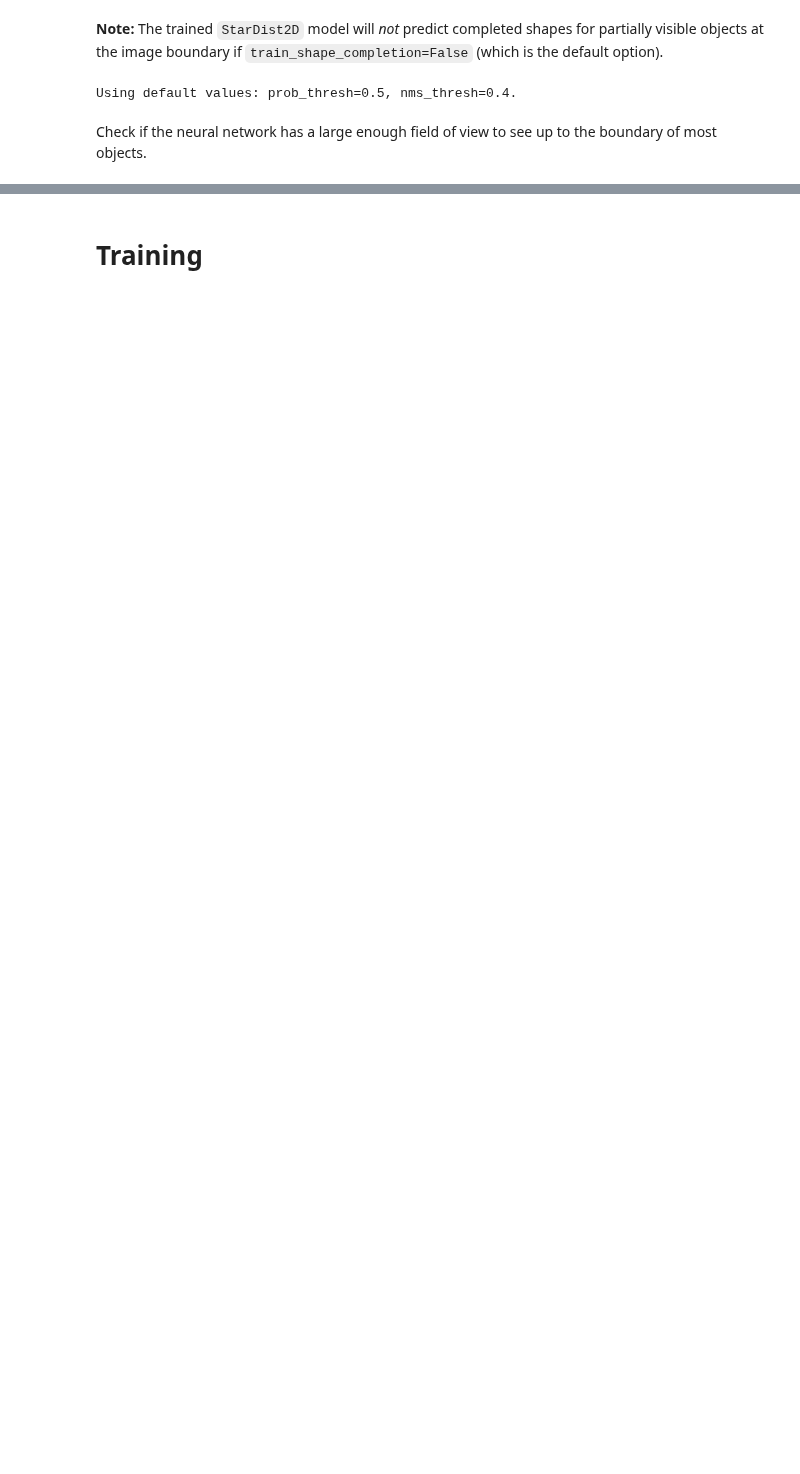
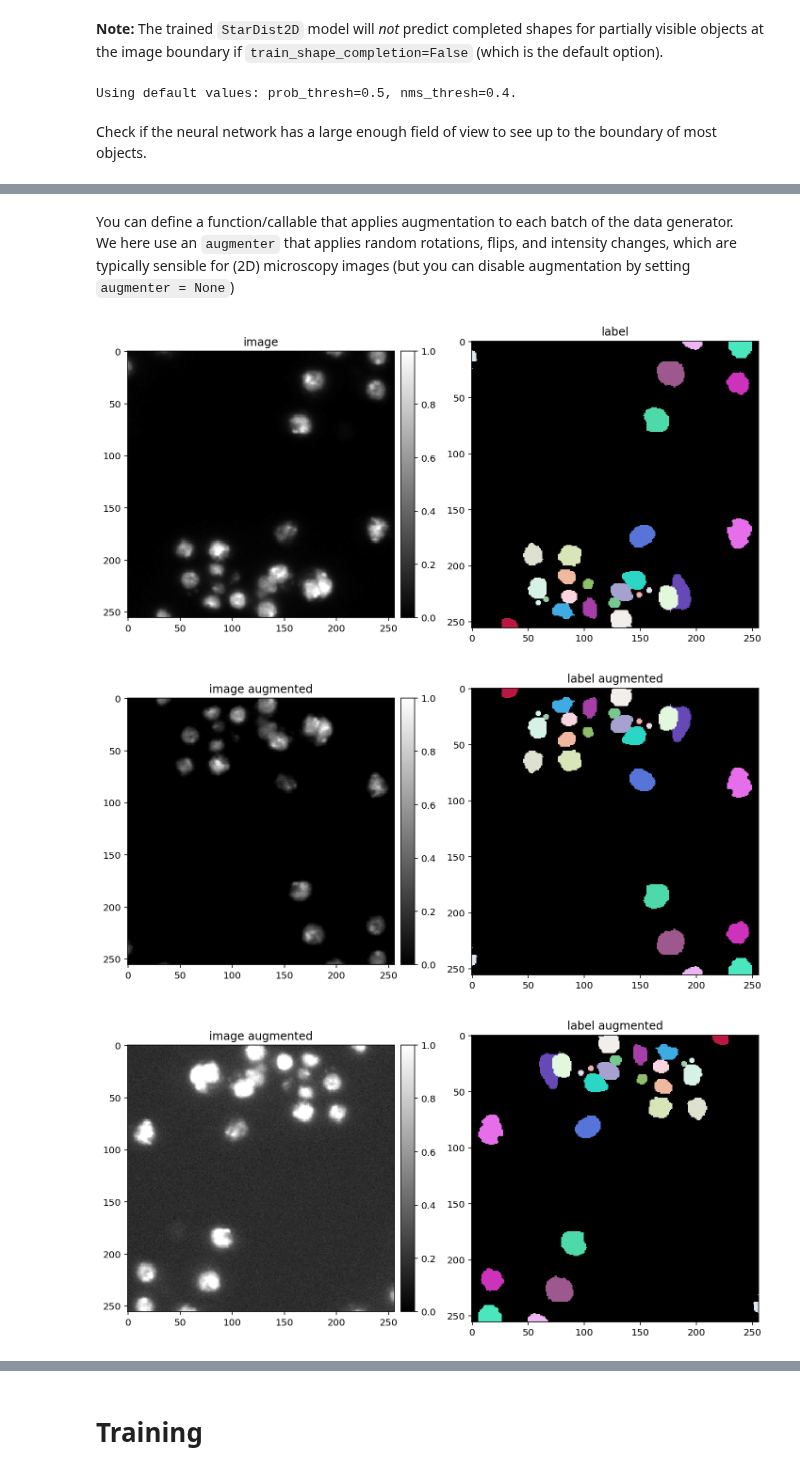
Before and after one commit to stardist/stardist, a Jupyter notebook: examples/2D/2_training.ipynb, the cells around one changed output, grey strips where cells are left out. Saved outputs shown, nothing was run; the diff lists cells and outputs as text; code cells hidden in the pictures; blank space fills up the shorter version.

```diff
--- a/examples/2D/2_training.ipynb
+++ b/examples/2D/2_training.ipynb
@@ -158,0 +172,43 @@ if any(median_size > fov):
+# %% [markdown]
+You can define a function/callable that applies augmentation to each batch of the data generator.
+We here use an `augmenter` that applies random rotations, flips, and intensity changes, which are typically sensible for (2D) microscopy images (but you can disable augmentation by setting `augmenter = None`)
+# %%
+def random_fliprot(img, mask):
+    assert img.ndim>=mask.ndim
+    axes = tuple(range(mask.ndim))
+    perm = tuple(np.random.permutation(axes))
+    img = img.transpose(perm + tuple(range(mask.ndim, img.ndim)))
+    mask = mask.transpose(perm)
+    for ax in axes:
+        if np.random.rand() > 0.5:
+            img = np.flip(img, axis=ax)
+            mask = np.flip(mask, axis=ax)
+    return img, mask
+
+def random_intensity_change(img):
+    img = img*np.random.uniform(0.6,2) + np.random.uniform(-0.2,0.2)
+    return img
+
+
+def augmenter(x, y):
+    """Augmentation of a single input/label image pair.
+    x is an input image
+    y is the corresponding ground-truth label image
+    """
+    x, y = random_fliprot(x, y)
+    x = random_intensity_change(x)
+    # add some gaussian noise
+    sig = 0.02*np.random.uniform(0,1)
+    x = x + sig*np.random.normal(0,1,x.shape)
+    return x, y
+# %%
+# plot some augmented examples
+img, lbl = X[0],Y[0]
+plot_img_label(img, lbl)
+for _ in range(3):
+    img_aug, lbl_aug = augmenter(img,lbl)
+    plot_img_label(img_aug, lbl_aug, img_title="image augmented", lbl_title="label augmented")
+# %% [output]
+[figure, added]
+[figure, added]
+[figure, added]
```
Also changed, not shown: parts of 16 cells of this notebook, 1 other file.
